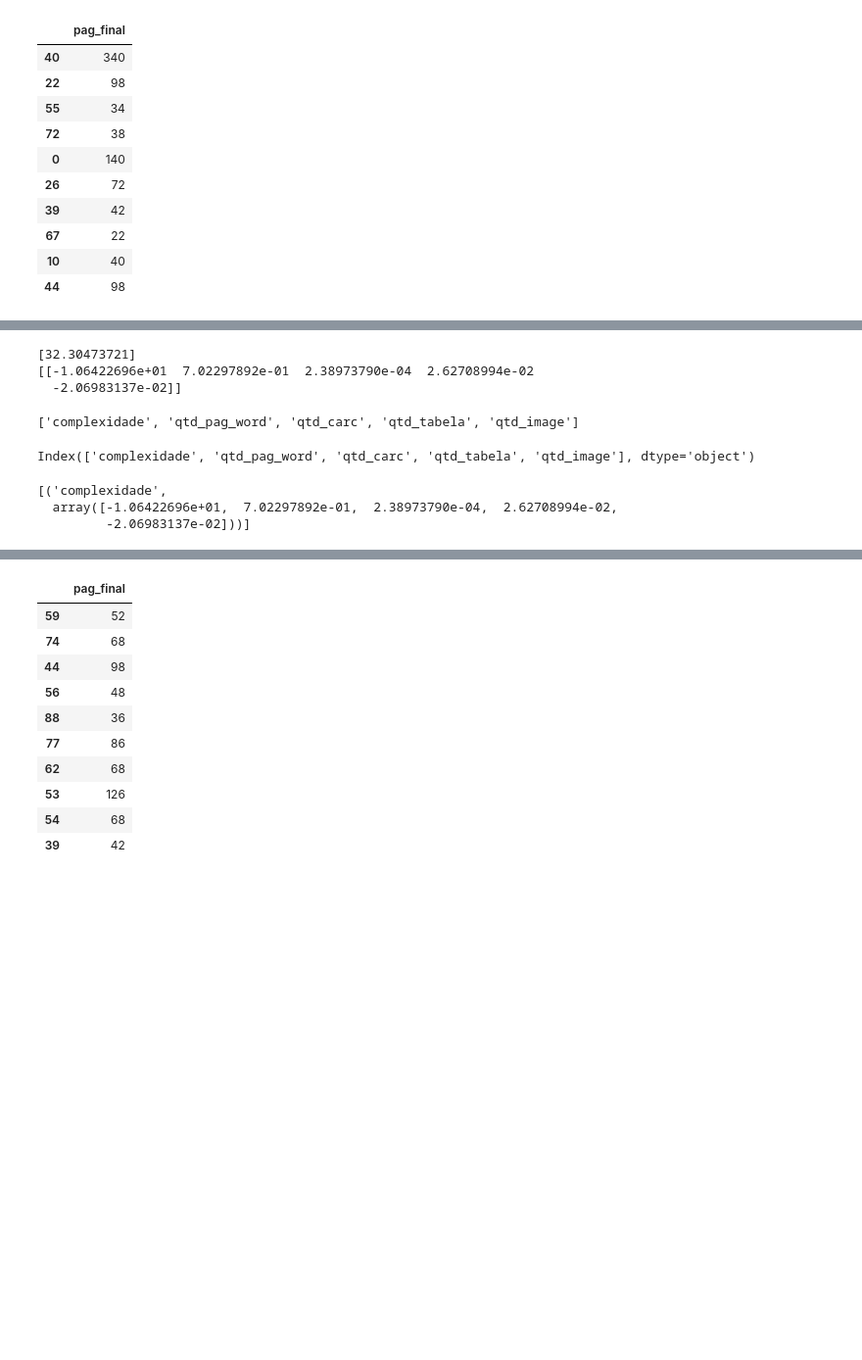
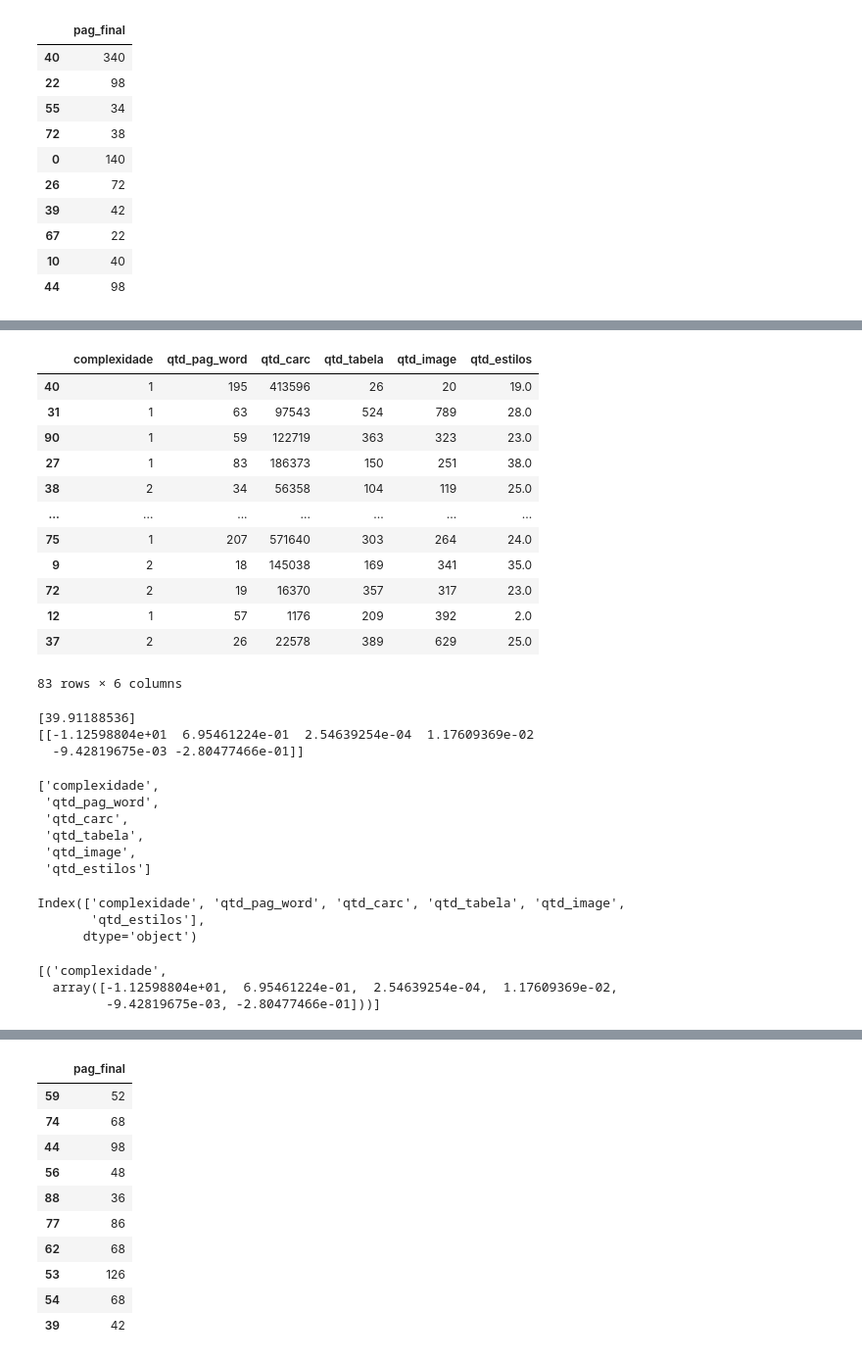
Before and after one commit to WalnerPessoa/Fluxo_Editorial, a Jupyter notebook: testes/machine_learning_NGE.ipynb, the cells around one changed output, grey strips where cells are left out. Shown at 98% size. Cells and saved outputs as stored; diff of their text form; code cells hidden in the pictures; blank space fills up the shorter version.

```diff
--- a/testes/machine_learning_NGE.ipynb
+++ b/testes/machine_learning_NGE.ipynb
@@ -180,7 +284,14 @@ RMSE:  78.92781512242689
 # %%
 # prepara dados de entrada X e dados de saida Y
 #colunas_X= ['entidade', 'fornecedor', 'complexidade', 'stat_pagto','qtd_pag_word', 'qtd_carc', 'qtd_tabela','qtd_image']
-colunas_X= ['complexidade', 'qtd_pag_word', 'qtd_carc','qtd_tabela','qtd_image']
+
+# colunas_X= ['complexidade', 'qtd_pag_word', 'qtd_carc','qtd_tabela','qtd_image']
+
+#colunas_X= ['complexidade', 'qtd_pag_word', "qtd_carc_normal",'qtd_tabela','qtd_image']
+colunas_X= ['complexidade', 'qtd_pag_word', 'qtd_carc','qtd_tabela','qtd_image',"qtd_estilos"]
+
+
+
 #colunas_X= ['complexidade', 'qtd_pag_word', 'qtd_pag_estimado','qtd_carc','qtd_tabela','qtd_image']
 colunas_y=['pag_final']
 X = data[colunas_X]
@@ -188,6 +299,22 @@ y = data[colunas_y]
 # %%
 # método train_test_split, Scikit-Learn
 X_train, X_test, y_train, y_test = train_test_split(X, y,  test_size=0.10,random_state=1)
+# %%
+X_train
+# %% [output]
+|  | complexidade | qtd_pag_word | qtd_carc | qtd_tabela | qtd_image | qtd_estilos |
+| 40 | 1 | 195 | 413596 | 26 | 20 | 19.0 |
+| 31 | 1 | 63 | 97543 | 524 | 789 | 28.0 |
+| 90 | 1 | 59 | 122719 | 363 | 323 | 23.0 |
+| 27 | 1 | 83 | 186373 | 150 | 251 | 38.0 |
+| 38 | 2 | 34 | 56358 | 104 | 119 | 25.0 |
+| ... | ... | ... | ... | ... | ... | ... |
+| 75 | 1 | 207 | 571640 | 303 | 264 | 24.0 |
+| 9 | 2 | 18 | 145038 | 169 | 341 | 35.0 |
+| 72 | 2 | 19 | 16370 | 357 | 317 | 23.0 |
+| 12 | 1 | 57 | 1176 | 209 | 392 | 2.0 |
+| 37 | 2 | 26 | 22578 | 389 | 629 | 25.0 |
+83 rows × 6 columns
 # %%
 ##### machine learnig
 
@@ -202,24 +329,31 @@ linreg.fit(X_train, y_train)
 print(linreg.intercept_)
 print(linreg.coef_)
 # %% [output]
-[32.30473721]
-[[-1.06422696e+01  7.02297892e-01  2.38973790e-04  2.62708994e-02
-  -2.06983137e-02]]
+[39.91188536]
+[[-1.12598804e+01  6.95461224e-01  2.54639254e-04  1.17609369e-02
+  -9.42819675e-03 -2.80477466e-01]]
 # %%
 colunas_X
 # %% [output]
-['complexidade', 'qtd_pag_word', 'qtd_carc', 'qtd_tabela', 'qtd_image']
+['complexidade',
+ 'qtd_pag_word',
+ 'qtd_carc',
+ 'qtd_tabela',
+ 'qtd_image',
+ 'qtd_estilos']
 # %%
 X_train.columns
 # %% [output]
-Index(['complexidade', 'qtd_pag_word', 'qtd_carc', 'qtd_tabela', 'qtd_image'], dtype='object')
+Index(['complexidade', 'qtd_pag_word', 'qtd_carc', 'qtd_tabela', 'qtd_image',
+       'qtd_estilos'],
+      dtype='object')
 # %%
 #Atributos e seus coeficientes
 list(zip(colunas_X, linreg.coef_))
 # %% [output]
 [('complexidade',
-  array([-1.06422696e+01,  7.02297892e-01,  2.38973790e-04,  2.62708994e-02,
-         -2.06983137e-02]))]
+  array([-1.12598804e+01,  6.95461224e-01,  2.54639254e-04,  1.17609369e-02,
+         -9.42819675e-03, -2.80477466e-01]))]
 # %%
 #Fazendo predições no conjunto de teste
 y_pred = linreg.predict(X_test)
```
Also changed, not shown: parts of 26 cells of this notebook, 6 other files.
